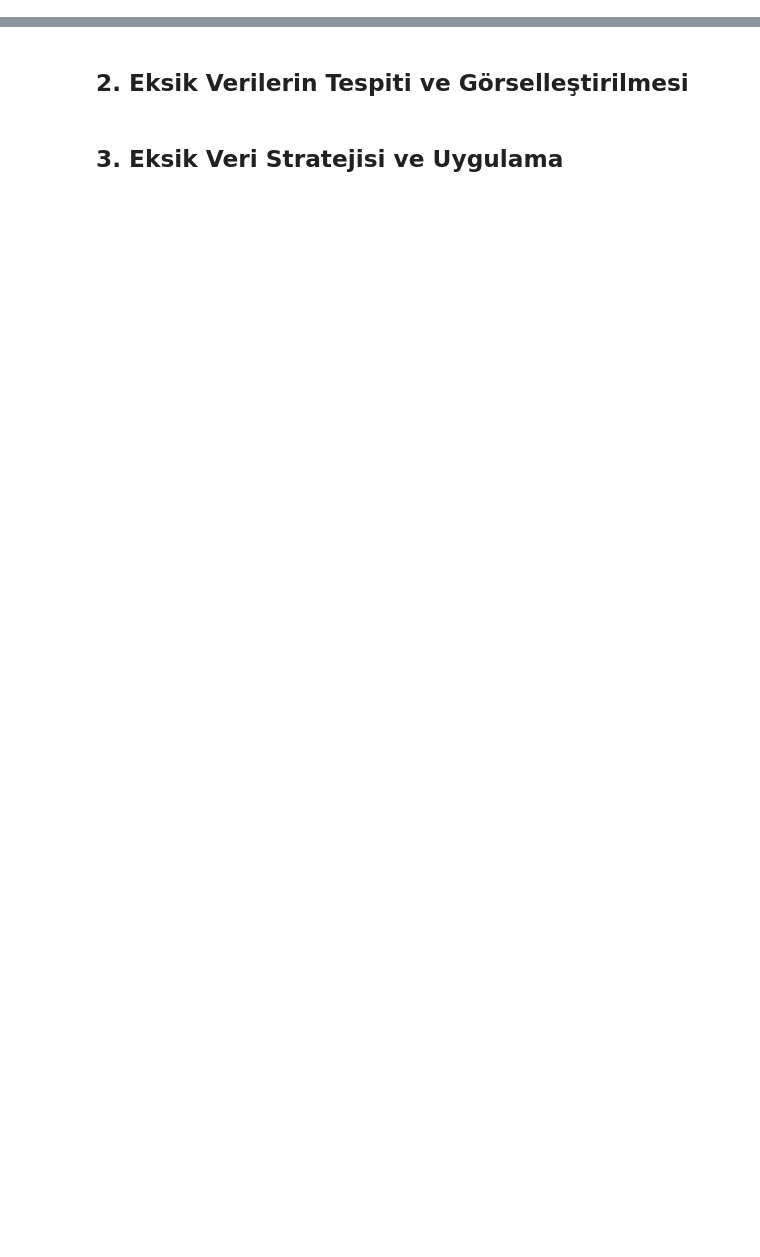
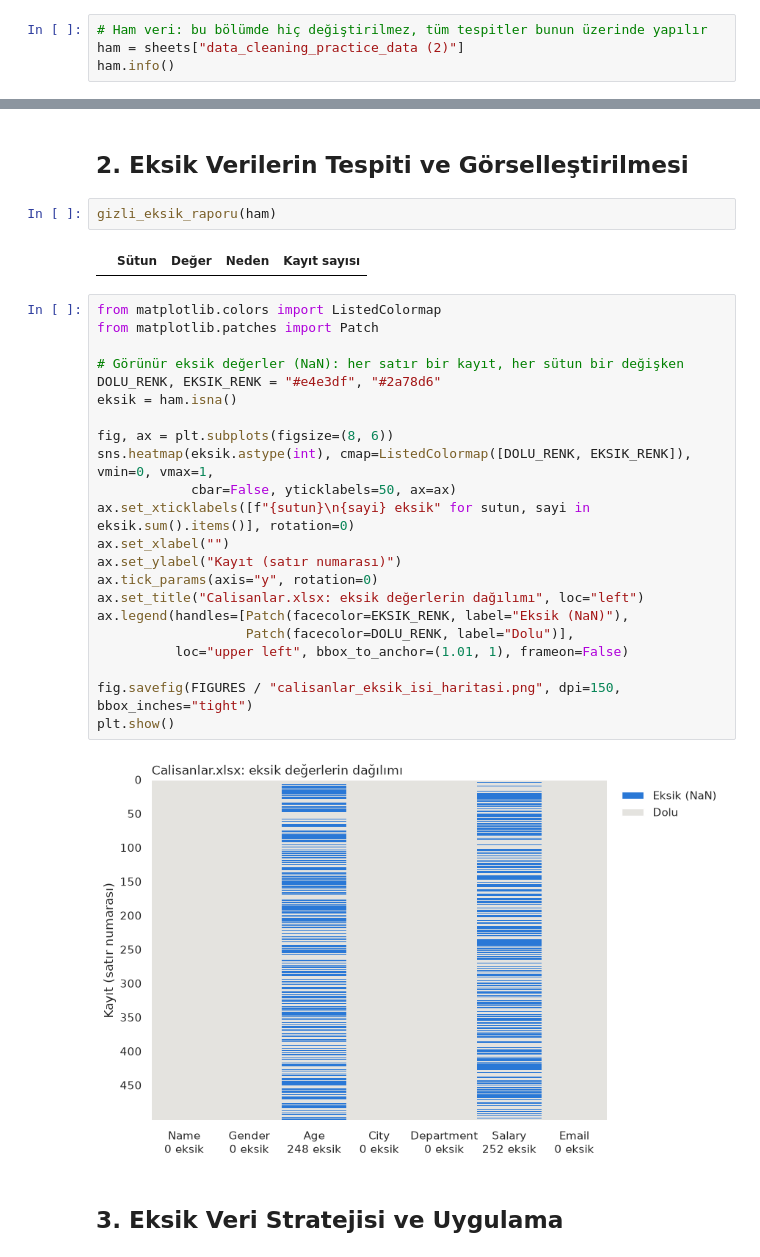
Before and after one commit to CTimurSefergil/VeriMadenciligi, a Jupyter notebook: odev01-veri-temizleme/notebooks/02_calisanlar.ipynb, the cells around one changed output, grey strips where cells are left out. Saved outputs shown, nothing was run; the diff lists cells and outputs as text; blank space fills up the shorter version.

```diff
--- a/odev01-veri-temizleme/notebooks/02_calisanlar.ipynb
+++ b/odev01-veri-temizleme/notebooks/02_calisanlar.ipynb
@@ -23,2 +26,6 @@ for name, sheet in sheets.items():
 # %% [markdown]
 ## 1. Veriyi Keşfetme ve İlk Analiz
+# %%
+# Ham veri: bu bölümde hiç değiştirilmez, tüm tespitler bunun üzerinde yapılır
+ham = sheets["data_cleaning_practice_data (2)"]
+ham.info()
@@ -25,4 +343,32 @@ for name, sheet in sheets.items():
 # %% [markdown]
 ## 2. Eksik Verilerin Tespiti ve Görselleştirilmesi
+# %%
+gizli_eksik_raporu(ham)
+# %% [output]
+|  | Sütun | Değer | Neden | Kayıt sayısı |
+# %%
+from matplotlib.colors import ListedColormap
+from matplotlib.patches import Patch
+
+# Görünür eksik değerler (NaN): her satır bir kayıt, her sütun bir değişken
+DOLU_RENK, EKSIK_RENK = "#e4e3df", "#2a78d6"
+eksik = ham.isna()
+
+fig, ax = plt.subplots(figsize=(8, 6))
+sns.heatmap(eksik.astype(int), cmap=ListedColormap([DOLU_RENK, EKSIK_RENK]), vmin=0, vmax=1,
+            cbar=False, yticklabels=50, ax=ax)
+ax.set_xticklabels([f"{sutun}\n{sayi} eksik" for sutun, sayi in eksik.sum().items()], rotation=0)
+ax.set_xlabel("")
+ax.set_ylabel("Kayıt (satır numarası)")
+ax.tick_params(axis="y", rotation=0)
+ax.set_title("Calisanlar.xlsx: eksik değerlerin dağılımı", loc="left")
+ax.legend(handles=[Patch(facecolor=EKSIK_RENK, label="Eksik (NaN)"),
+                   Patch(facecolor=DOLU_RENK, label="Dolu")],
+          loc="upper left", bbox_to_anchor=(1.01, 1), frameon=False)
+
+fig.savefig(FIGURES / "calisanlar_eksik_isi_haritasi.png", dpi=150, bbox_inches="tight")
+plt.show()
+# %% [output]
+[figure, added]
 # %% [markdown]
 ## 3. Eksik Veri Stratejisi ve Uygulama
```
Also changed, not shown: parts of 33 cells of this notebook.
